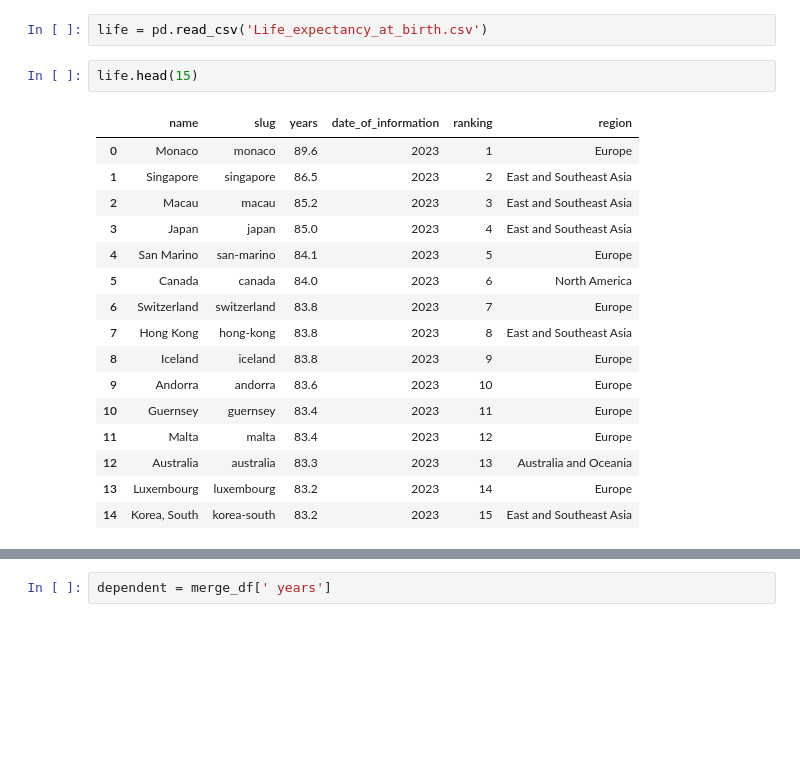
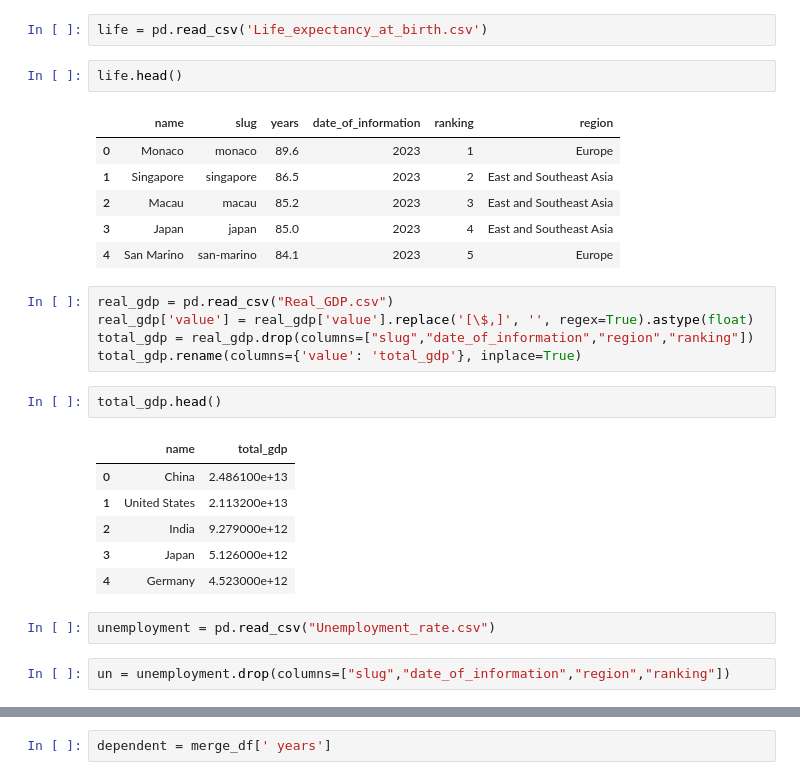
Before and after one commit to shirleytemples/datascienceprojects, a Jupyter notebook: Supervised_example.ipynb, the cells around one changed output, grey strips where cells are left out. Cells and saved outputs as stored; diff of their text form; blank space fills up the shorter version.

```diff
--- a/Supervised_example.ipynb
+++ b/Supervised_example.ipynb
@@ -29,21 +34,29 @@ gdp.head(15)
 # %%
 life = pd.read_csv('Life_expectancy_at_birth.csv')
 # %%
-life.head(15)
+life.head()
 # %% [output]
 |  | name | slug | years | date_of_information | ranking | region |
 | 0 | Monaco | monaco | 89.6 | 2023 | 1 | Europe |
 | 1 | Singapore | singapore | 86.5 | 2023 | 2 | East and Southeast Asia |
 | 2 | Macau | macau | 85.2 | 2023 | 3 | East and Southeast Asia |
 | 3 | Japan | japan | 85.0 | 2023 | 4 | East and Southeast Asia |
 | 4 | San Marino | san-marino | 84.1 | 2023 | 5 | Europe |
-| 5 | Canada | canada | 84.0 | 2023 | 6 | North America |
-| 6 | Switzerland | switzerland | 83.8 | 2023 | 7 | Europe |
-| 7 | Hong Kong | hong-kong | 83.8 | 2023 | 8 | East and Southeast Asia |
-| 8 | Iceland | iceland | 83.8 | 2023 | 9 | Europe |
-| 9 | Andorra | andorra | 83.6 | 2023 | 10 | Europe |
-| 10 | Guernsey | guernsey | 83.4 | 2023 | 11 | Europe |
-| 11 | Malta | malta | 83.4 | 2023 | 12 | Europe |
-| 12 | Australia | australia | 83.3 | 2023 | 13 | Australia and Oceania |
-| 13 | Luxembourg | luxembourg | 83.2 | 2023 | 14 | Europe |
-| 14 | Korea, South | korea-south | 83.2 | 2023 | 15 | East and Southeast Asia |
+# %%
+real_gdp = pd.read_csv("Real_GDP.csv")
+real_gdp['value'] = real_gdp['value'].replace('[\$,]', '', regex=True).astype(float)
+total_gdp = real_gdp.drop(columns=["slug","date_of_information","region","ranking"])
+total_gdp.rename(columns={'value': 'total_gdp'}, inplace=True)
+# %%
+total_gdp.head()
+# %% [output]
+|  | name | total_gdp |
+| 0 | China | 2.486100e+13 |
+| 1 | United States | 2.113200e+13 |
+| 2 | India | 9.279000e+12 |
+| 3 | Japan | 5.126000e+12 |
+| 4 | Germany | 4.523000e+12 |
+# %%
+unemployment = pd.read_csv("Unemployment_rate.csv")
+# %%
+un = unemployment.drop(columns=["slug","date_of_information","region","ranking"])
```
Also changed, not shown: parts of 21 cells of this notebook, 7 other files.
